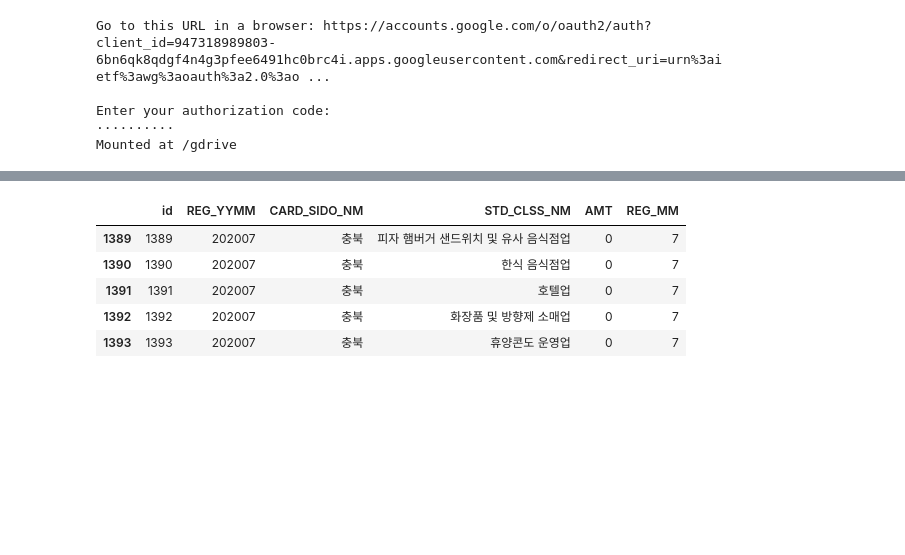
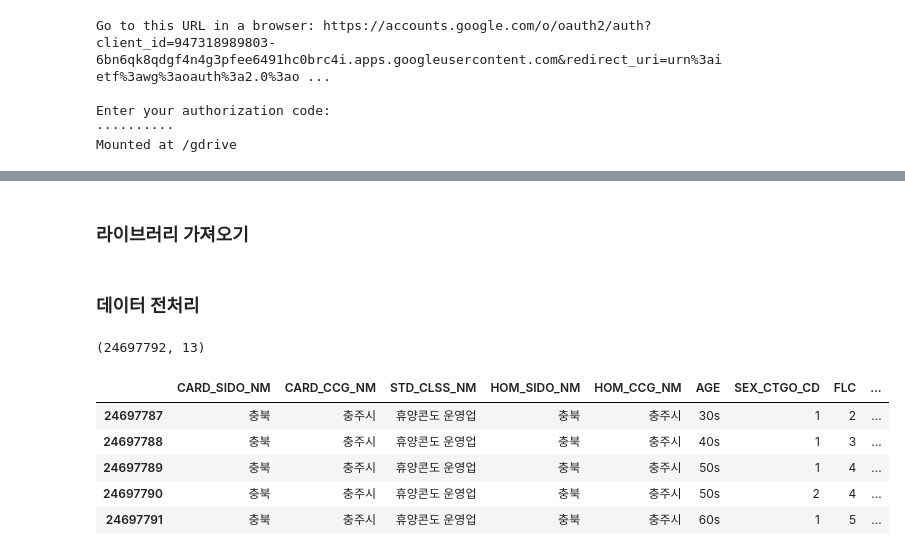
Before and after one commit to kim-bo-saeng/dacon_jeju, a Jupyter notebook: jeju_data_analysis.ipynb, the cells around one changed output, grey strips where cells are left out. Drawn from its saved outputs; the diff is of its cells as text; code cells hidden in the pictures; blank space fills up the shorter version.

```diff
--- a/jeju_data_analysis.ipynb
+++ b/jeju_data_analysis.ipynb
@@ -146,13 +12,2 @@ result.summary()
-# %%
-sub = submission.copy()
-
-sub["REG_MM"] = sub["REG_YYMM"].apply(change_mm)
-sub[["REG_YYMM", "REG_MM"]]
-sub.tail()
-# %% [output]
-|  | id | REG_YYMM | CARD_SIDO_NM | STD_CLSS_NM | AMT | REG_MM |
-| 1389 | 1389 | 202007 | 충북 | 피자 햄버거 샌드위치 및 유사 음식점업 | 0 | 7 |
-| 1390 | 1390 | 202007 | 충북 | 한식 음식점업 | 0 | 7 |
-| 1391 | 1391 | 202007 | 충북 | 호텔업 | 0 | 7 |
-| 1392 | 1392 | 202007 | 충북 | 화장품 및 방향제 소매업 | 0 | 7 |
-| 1393 | 1393 | 202007 | 충북 | 휴양콘도 운영업 | 0 | 7 |
+# %% [markdown]
+### 라이브러리 가져오기
@@ -158,0 +24,2 @@ sub.tail()
+# %% [markdown]
+### 데이터 전처리
@@ -158,0 +34,17 @@ sub.tail()
+# %%
+# 날짜 처리
+data = pd.read_csv('/gdrive/My Drive/data_analysis/201901-202003.csv')
+data = data.fillna('')
+data['year'] = data['REG_YYMM'].apply(lambda x : grap_year(x))
+data['month'] = data['REG_YYMM'].apply(lambda x : grap_month(x))
+data = data.drop(['REG_YYMM'], axis = 1)
+print(data.shape)
+data.tail()
+# %% [output]
+(24697792, 13)
+|  | CARD_SIDO_NM | CARD_CCG_NM | STD_CLSS_NM | HOM_SIDO_NM | HOM_CCG_NM | AGE | SEX_CTGO_CD | FLC | ... |
+| 24697787 | 충북 | 충주시 | 휴양콘도 운영업 | 충북 | 충주시 | 30s | 1 | 2 | ... |
+| 24697788 | 충북 | 충주시 | 휴양콘도 운영업 | 충북 | 충주시 | 40s | 1 | 3 | ... |
+| 24697789 | 충북 | 충주시 | 휴양콘도 운영업 | 충북 | 충주시 | 50s | 1 | 4 | ... |
+| 24697790 | 충북 | 충주시 | 휴양콘도 운영업 | 충북 | 충주시 | 50s | 2 | 4 | ... |
+| 24697791 | 충북 | 충주시 | 휴양콘도 운영업 | 충북 | 충주시 | 60s | 1 | 5 | ... |
```
Also changed, not shown: parts of 24 cells of this notebook.
